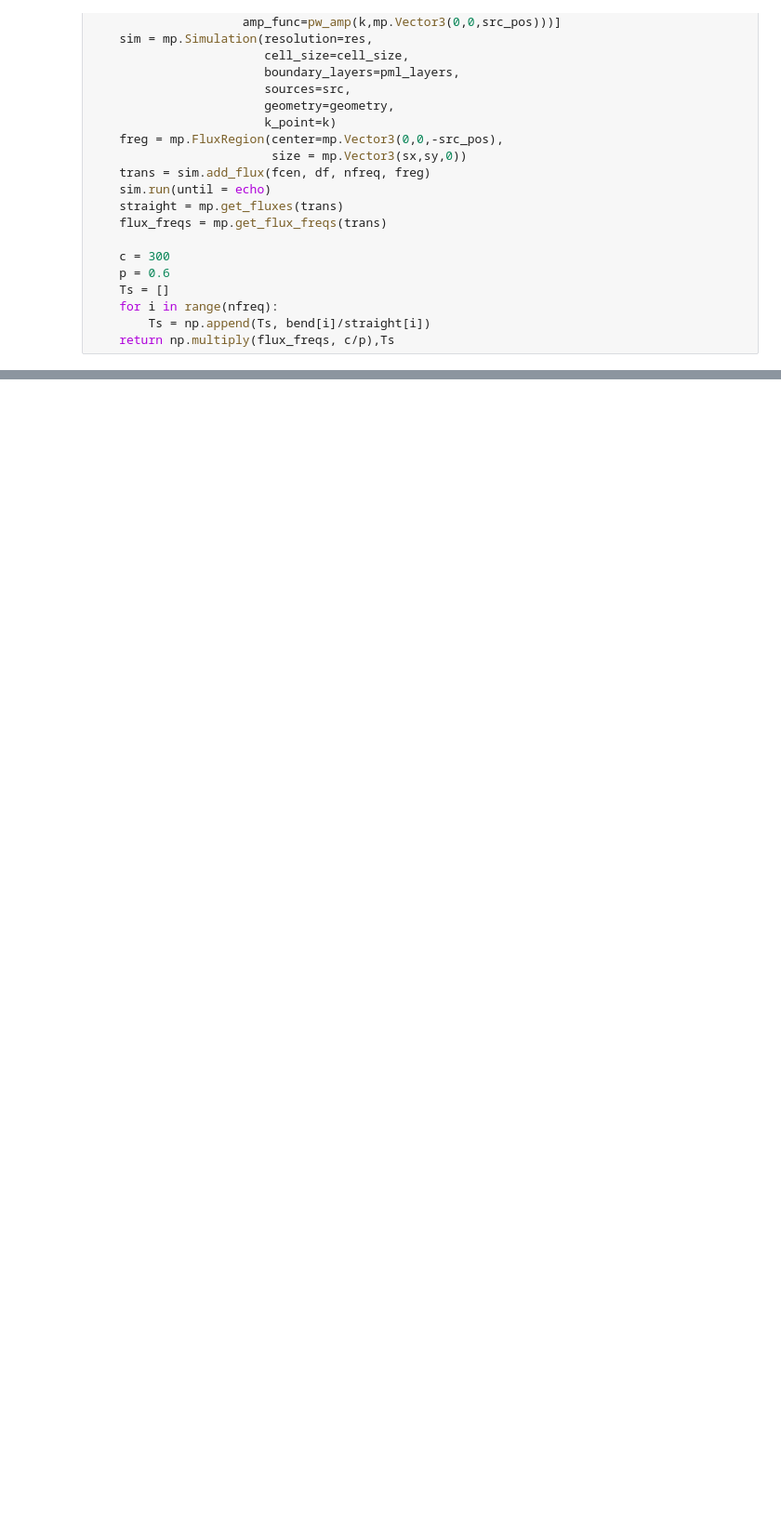
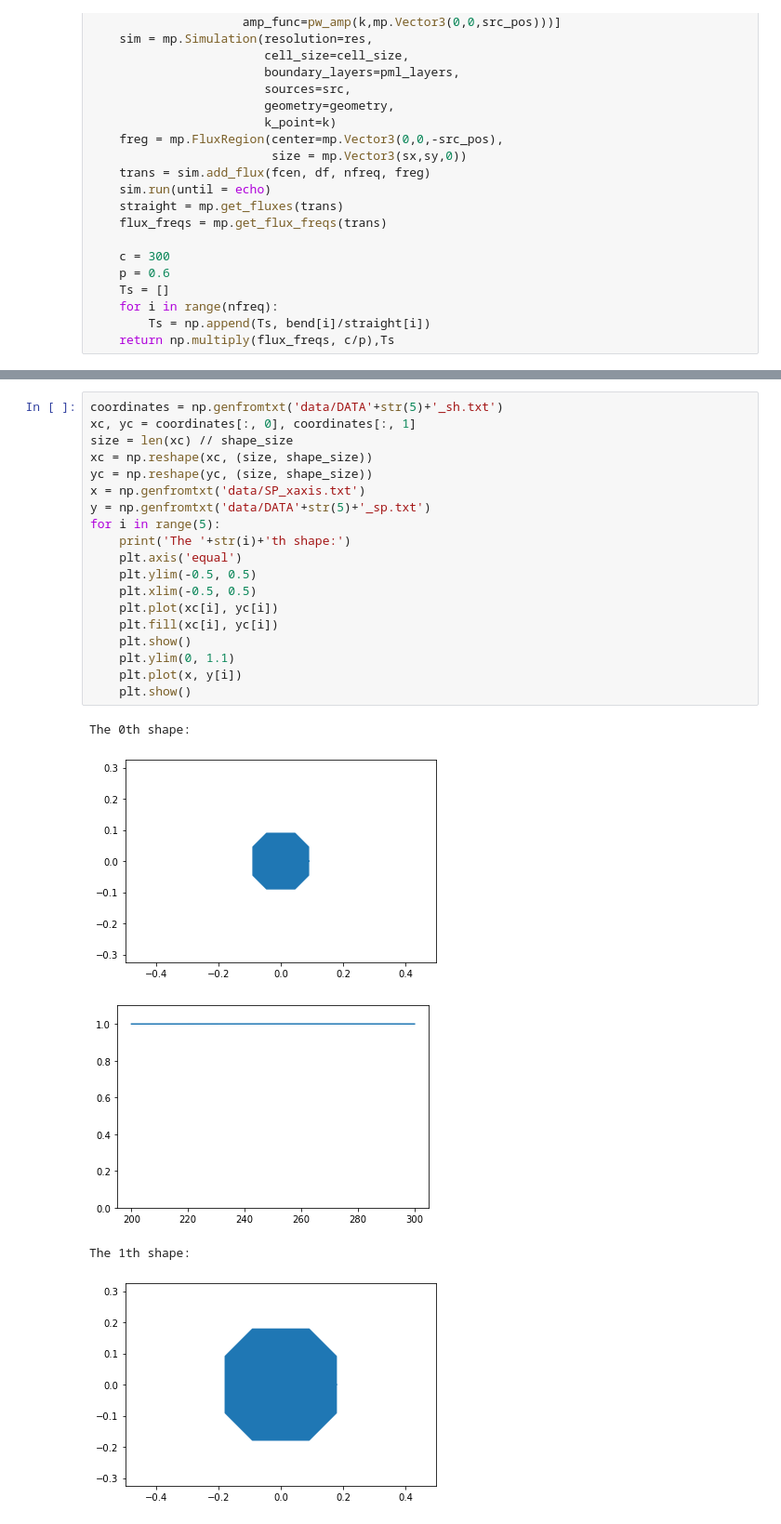
Before and after one commit to rifaasyari/Summer_research, a Jupyter notebook: meep_code/spectrum_generator_accre.ipynb, the cells around one changed output, grey strips where cells are left out. Shown: that part at 93% size. Drawn from its saved outputs; the diff is of its cells as text; blank space fills up the shorter version.

```diff
--- a/meep_code/spectrum_generator_accre.ipynb
+++ b/meep_code/spectrum_generator_accre.ipynb
@@ -120,0 +121,25 @@ def data_generator(batch):
+# %%
+coordinates = np.genfromtxt('data/DATA'+str(5)+'_sh.txt')
+xc, yc = coordinates[:, 0], coordinates[:, 1]
+size = len(xc) // shape_size
+xc = np.reshape(xc, (size, shape_size))
+yc = np.reshape(yc, (size, shape_size))
+x = np.genfromtxt('data/SP_xaxis.txt')
+y = np.genfromtxt('data/DATA'+str(5)+'_sp.txt')
+for i in range(5):
+    print('The '+str(i)+'th shape:')
+    plt.axis('equal')
+    plt.ylim(-0.5, 0.5)
+    plt.xlim(-0.5, 0.5)
+    plt.plot(xc[i], yc[i])
+    plt.fill(xc[i], yc[i])
+    plt.show()
+    plt.ylim(0, 1.1)
+    plt.plot(x, y[i])
+    plt.show()
+# %% [output]
+The 0th shape:
+[figure, added]
+[figure, added]
+The 1th shape:
+[figure, added]
```
Also changed, not shown: parts of 3 cells of this notebook.
